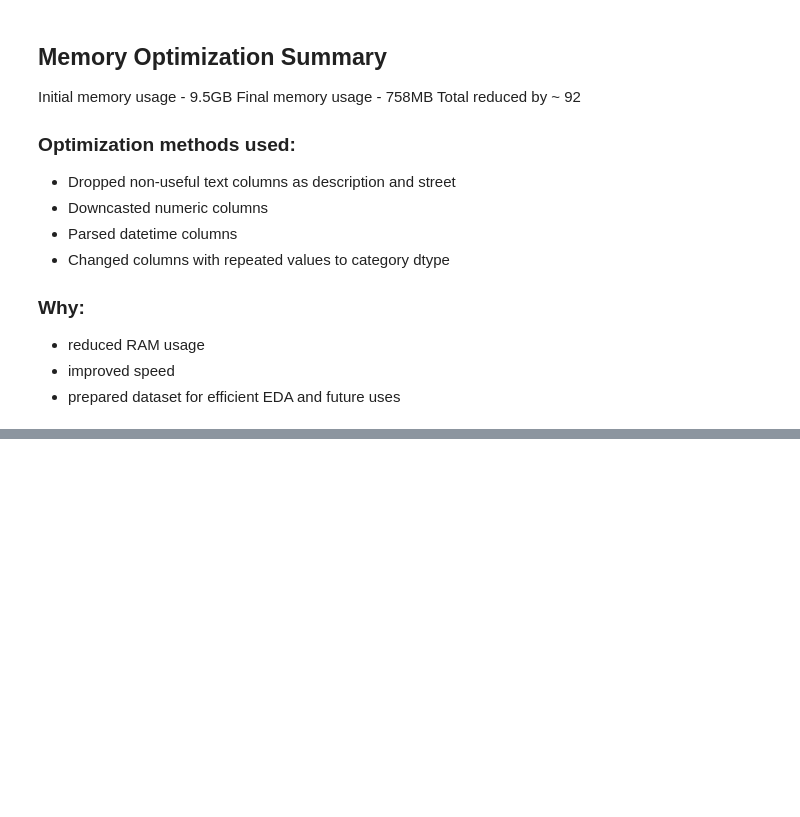
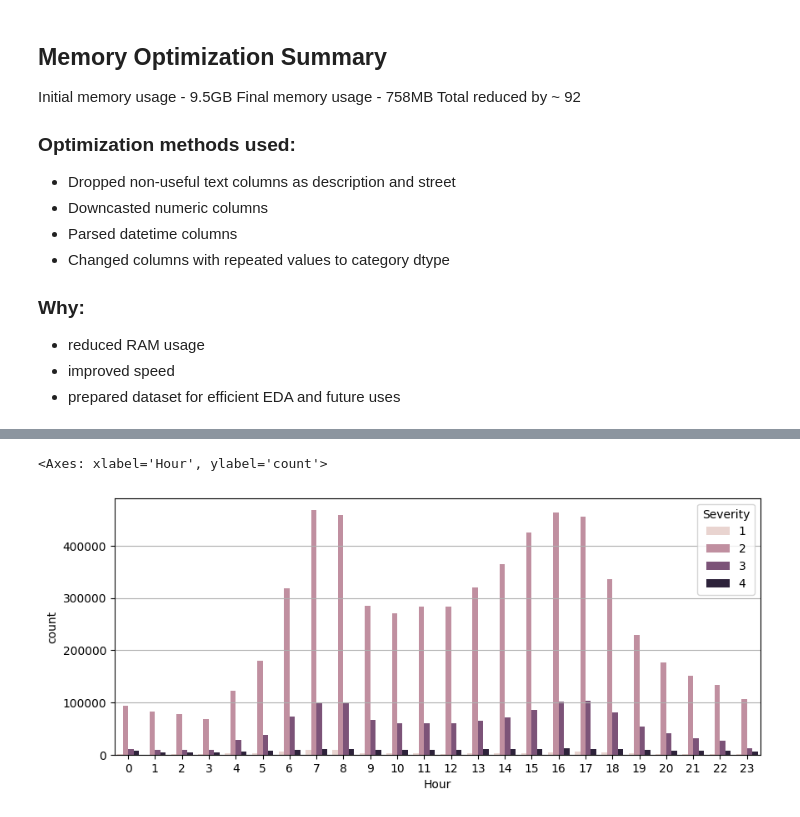
Before and after one commit to Arthhh65/US_Accidents_EDA, a Jupyter notebook: US_accidents_EDA.ipynb, the cells around one changed output, grey strips where cells are left out. Cells and saved outputs as stored; diff of their text form; code cells hidden in the pictures; blank space fills up the shorter version.

```diff
--- a/US_accidents_EDA.ipynb
+++ b/US_accidents_EDA.ipynb
@@ -168,0 +230,5 @@ Total reduced by     ~ 92
+# %%
+df['Hour'] = df['Start_Time'].dt.hour
+df['Year'] = df['Start_Time'].dt.year
+df['Month'] = df['Start_Time'].dt.month
+df['Day_of_week'] = df['Start_Time'].dt.day_name()
@@ -168,0 +255,7 @@ Total reduced by     ~ 92
+# %%
+plt.figure(figsize=(10,4))
+plt.grid(axis='y')
+sns.countplot(data=df , x='Hour' , hue='Severity')
+# %% [output]
+<Axes: xlabel='Hour', ylabel='count'>
+[figure, added]
```
Also changed, not shown: parts of 46 cells of this notebook.
